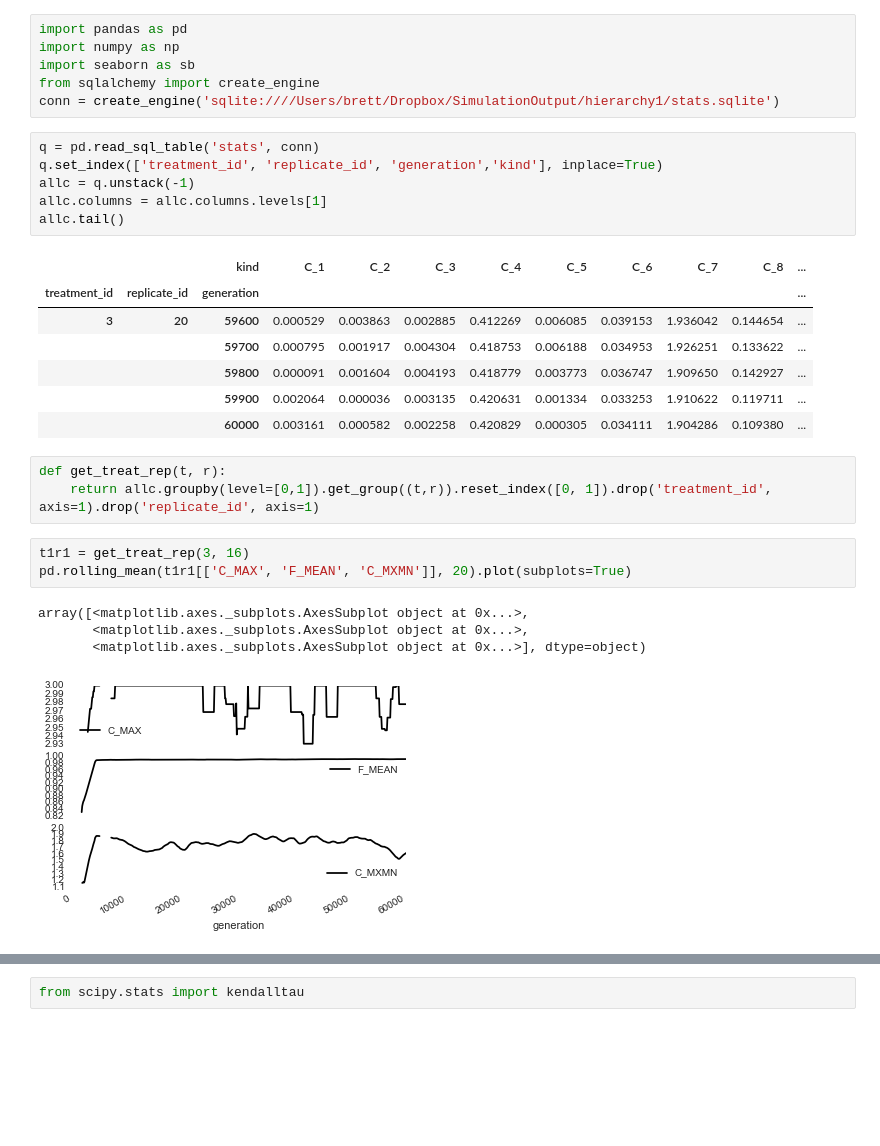
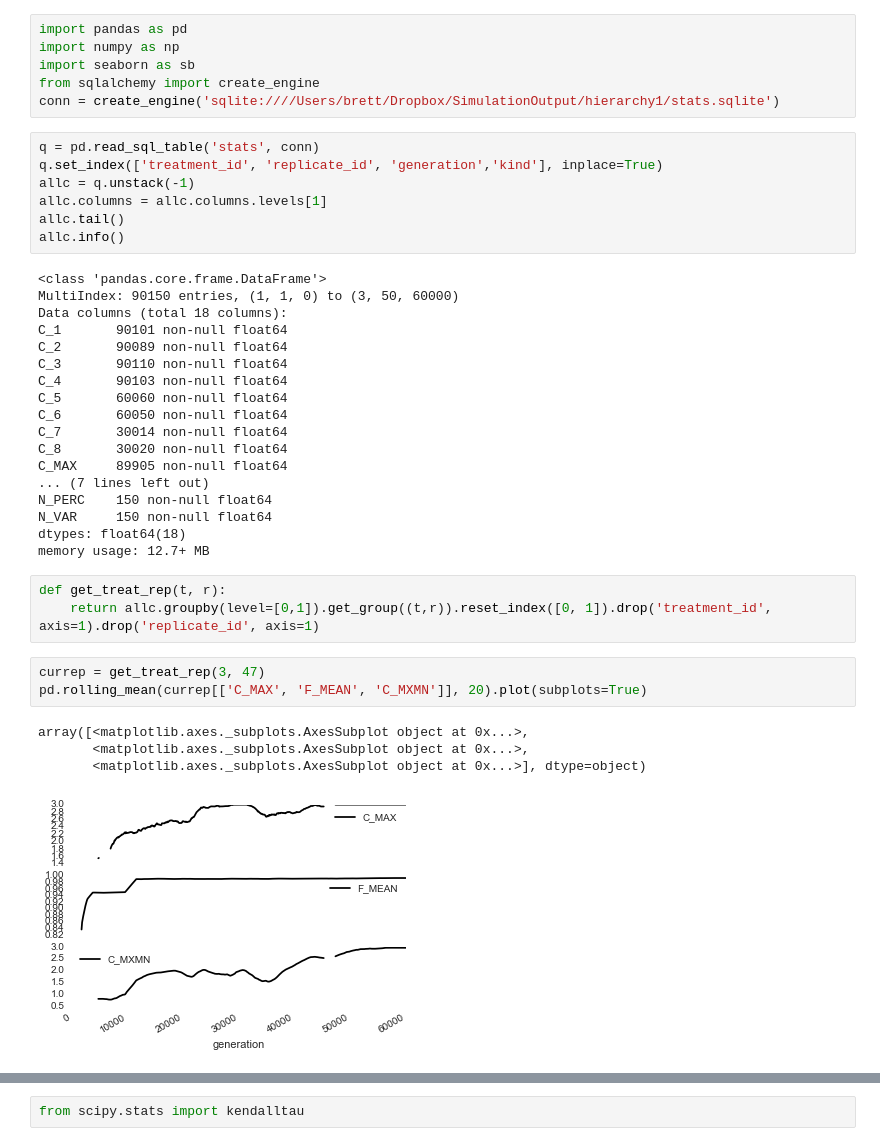
Before and after one commit to brettc/bricolage, a Jupyter notebook: notebooks/hierarchy_stats.ipynb, the cells around one changed output, grey strips where cells are left out. Drawn from its saved outputs; the diff is of its cells as text; blank space fills up the shorter version.

```diff
--- a/notebooks/hierarchy_stats.ipynb
+++ b/notebooks/hierarchy_stats.ipynb
@@ -12,22 +12,33 @@ q.set_index(['treatment_id', 'replicate_id', 'generation','kind'], inplace=True)
 allc = q.unstack(-1)
 allc.columns = allc.columns.levels[1]
 allc.tail()
+allc.info()
 # %% [output]
-|  |  | kind | C_1 | C_2 | C_3 | C_4 | C_5 | C_6 | C_7 | C_8 | ... |
-| treatment_id | replicate_id | generation |  |  |  |  |  |  |  |  | ... |
-| 3 | 20 | 59600 | 0.000529 | 0.003863 | 0.002885 | 0.412269 | 0.006085 | 0.039153 | 1.936042 | 0.144654 | ... |
-|  |  | 59700 | 0.000795 | 0.001917 | 0.004304 | 0.418753 | 0.006188 | 0.034953 | 1.926251 | 0.133622 | ... |
-|  |  | 59800 | 0.000091 | 0.001604 | 0.004193 | 0.418779 | 0.003773 | 0.036747 | 1.909650 | 0.142927 | ... |
-|  |  | 59900 | 0.002064 | 0.000036 | 0.003135 | 0.420631 | 0.001334 | 0.033253 | 1.910622 | 0.119711 | ... |
-|  |  | 60000 | 0.003161 | 0.000582 | 0.002258 | 0.420829 | 0.000305 | 0.034111 | 1.904286 | 0.109380 | ... |
+<class 'pandas.core.frame.DataFrame'>
+MultiIndex: 90150 entries, (1, 1, 0) to (3, 50, 60000)
+Data columns (total 18 columns):
+C_1       90101 non-null float64
+C_2       90089 non-null float64
+C_3       90110 non-null float64
+C_4       90103 non-null float64
+C_5       60060 non-null float64
+C_6       60050 non-null float64
+C_7       30014 non-null float64
+C_8       30020 non-null float64
+C_MAX     89905 non-null float64
+... (7 lines left out)
+N_PERC    150 non-null float64
+N_VAR     150 non-null float64
+dtypes: float64(18)
+memory usage: 12.7+ MB
 # %%
 def get_treat_rep(t, r):
     return allc.groupby(level=[0,1]).get_group((t,r)).reset_index([0, 1]).drop('treatment_id', axis=1).drop('replicate_id', axis=1)
 # %%
-t1r1 = get_treat_rep(3, 16)
-pd.rolling_mean(t1r1[['C_MAX', 'F_MEAN', 'C_MXMN']], 20).plot(subplots=True)
+currep = get_treat_rep(3, 47)
+pd.rolling_mean(currep[['C_MAX', 'F_MEAN', 'C_MXMN']], 20).plot(subplots=True)
 # %% [output]
 array([<matplotlib.axes._subplots.AxesSubplot object at 0x...>,
        <matplotlib.axes._subplots.AxesSubplot object at 0x...>,
        <matplotlib.axes._subplots.AxesSubplot object at 0x...>], dtype=object)
-[figure, old version]
+[figure, new version]
```
Also changed, not shown: parts of 16 cells of this notebook, 3 other files.
